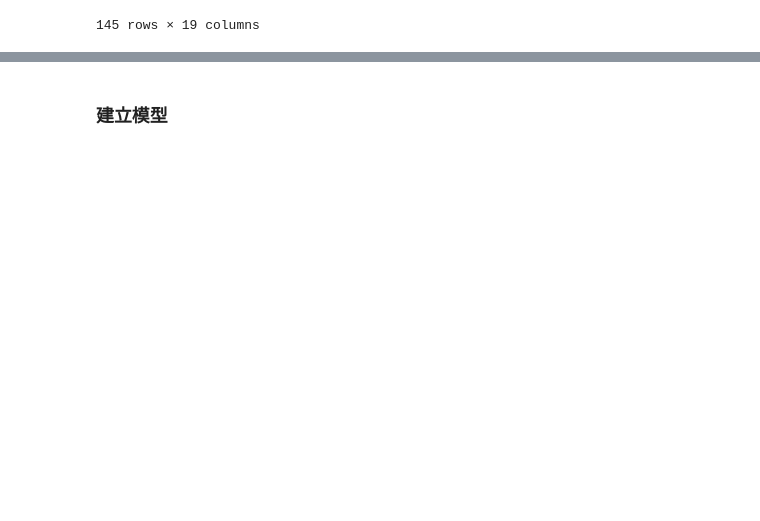
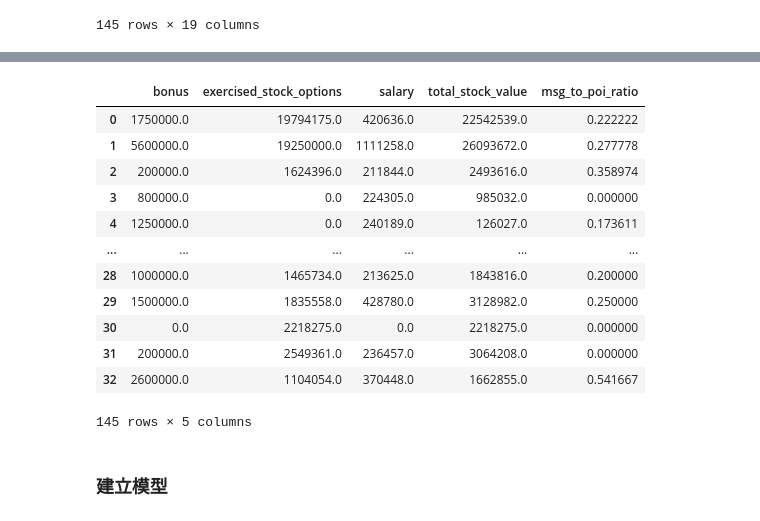
Before and after one commit to waitingSu/ML100Days, a Jupyter notebook: homework/D51_D53_Midterm.ipynb, the cells around one changed output, grey strips where cells are left out. Saved outputs shown, nothing was run; the diff lists cells and outputs as text; code cells hidden in the pictures; blank space fills up the shorter version.

```diff
--- a/homework/D51_D53_Midterm.ipynb
+++ b/homework/D51_D53_Midterm.ipynb
@@ -324,0 +327,14 @@ df
+# %%
+from sklearn.feature_selection import SelectKBest,chi2,f_classif
+from sklearn.model_selection import train_test_split
+train_num = train_Y.shape[0]
+train_X = df[:train_num]
+test_X = df[train_num:]
+# 切分訓練集/測試集
+x_train, x_test, y_train, y_test = train_test_split(train_X, train_Y, test_size=0.25, random_state=44)
+
+kbest = SelectKBest(score_func=f_classif, k=5)
+X_new = kbest.fit_transform(train_X, train_Y)
+
+kbest_df = pd.DataFrame(data = list(zip(df[1:], kbest.scores_)), columns=['Feature', 'Score'])
+kbest_df
@@ -325,3 +359,24 @@ df
+# %%
+#選出分數>10的欄位出來
+
+feature=kbest_df[kbest_df['Score']>10]['Feature']
+
+df = df[feature]
+df
+# %% [output]
+|  | bonus | exercised_stock_options | salary | total_stock_value | msg_to_poi_ratio |
+| 0 | 1750000.0 | 19794175.0 | 420636.0 | 22542539.0 | 0.222222 |
+| 1 | 5600000.0 | 19250000.0 | 1111258.0 | 26093672.0 | 0.277778 |
+| 2 | 200000.0 | 1624396.0 | 211844.0 | 2493616.0 | 0.358974 |
+| 3 | 800000.0 | 0.0 | 224305.0 | 985032.0 | 0.000000 |
+| 4 | 1250000.0 | 0.0 | 240189.0 | 126027.0 | 0.173611 |
+| ... | ... | ... | ... | ... | ... |
+| 28 | 1000000.0 | 1465734.0 | 213625.0 | 1843816.0 | 0.200000 |
+| 29 | 1500000.0 | 1835558.0 | 428780.0 | 3128982.0 | 0.250000 |
+| 30 | 0.0 | 2218275.0 | 0.0 | 2218275.0 | 0.000000 |
+| 31 | 200000.0 | 2549361.0 | 236457.0 | 3064208.0 | 0.000000 |
+| 32 | 2600000.0 | 1104054.0 | 370448.0 | 1662855.0 | 0.541667 |
+145 rows × 5 columns
 # %%
 #標準化
 from sklearn.preprocessing import MinMaxScaler
```
Also changed, not shown: parts of 12 cells of this notebook.
